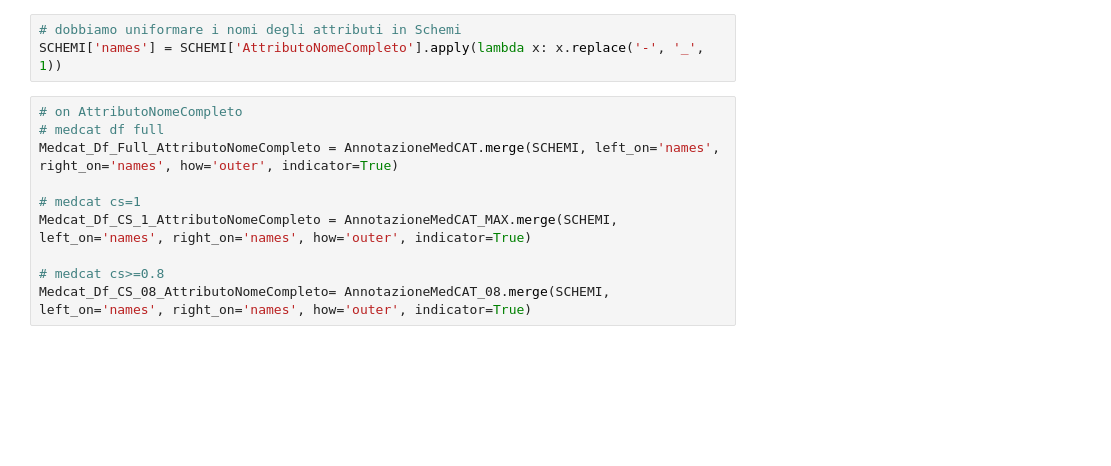
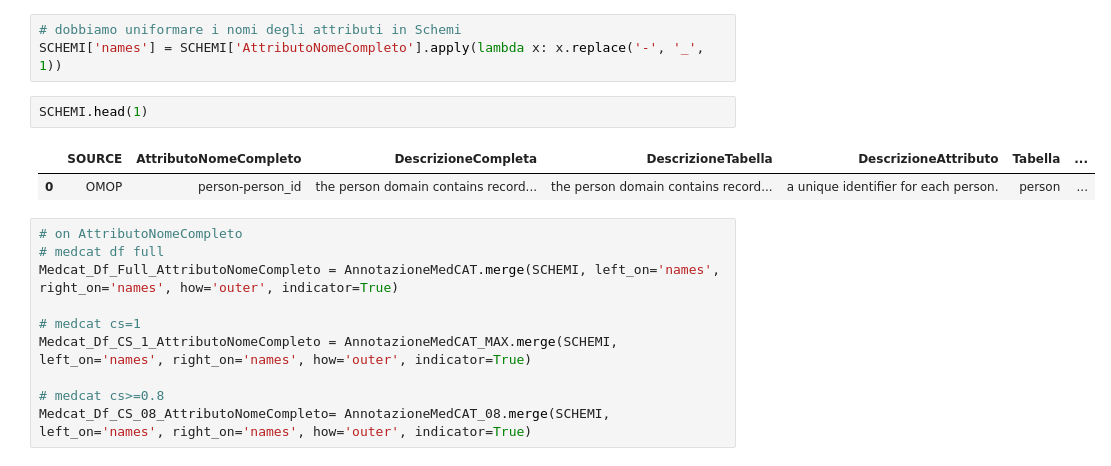
Before and after one commit to GConte47/tirocinio, a Jupyter notebook: df omap/OMAP_SMAT_Mapping_table.ipynb, the cells around one changed output. Saved outputs shown, nothing was run; the diff lists cells and outputs as text; blank space fills up the shorter version.

```diff
--- a/df omap/OMAP_SMAT_Mapping_table.ipynb
+++ b/df omap/OMAP_SMAT_Mapping_table.ipynb
@@ -1702,6 +1751,11 @@ AnnotazioneMedCAT.head(1)
 # %%
 # dobbiamo uniformare i nomi degli attributi in Schemi
 SCHEMI['names'] = SCHEMI['AttributoNomeCompleto'].apply(lambda x: x.replace('-', '_', 1))
+# %%
+SCHEMI.head(1)
+# %% [output]
+|  | SOURCE | AttributoNomeCompleto | DescrizioneCompleta | DescrizioneTabella | DescrizioneAttributo | Tabella | ... |
+| 0 | OMOP | person-person_id | the person domain contains record... | the person domain contains record... | a unique identifier for each person. | person | ... |
 # %%
 # on AttributoNomeCompleto
 # medcat df full
```
Also changed, not shown: parts of 18 cells of this notebook.
